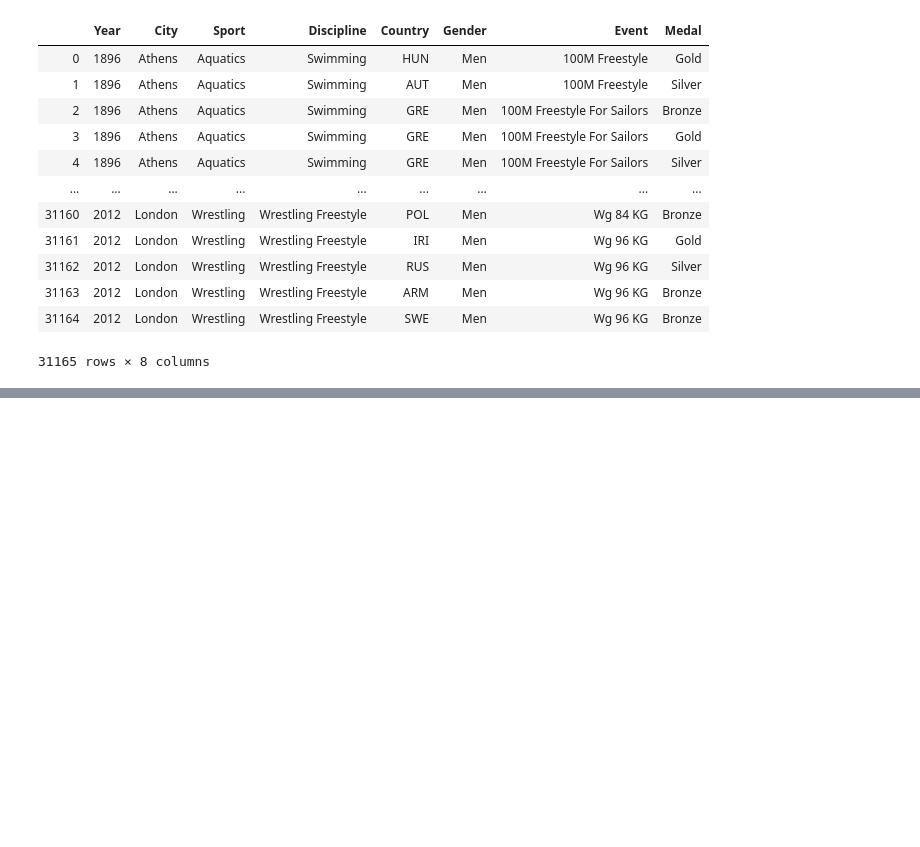
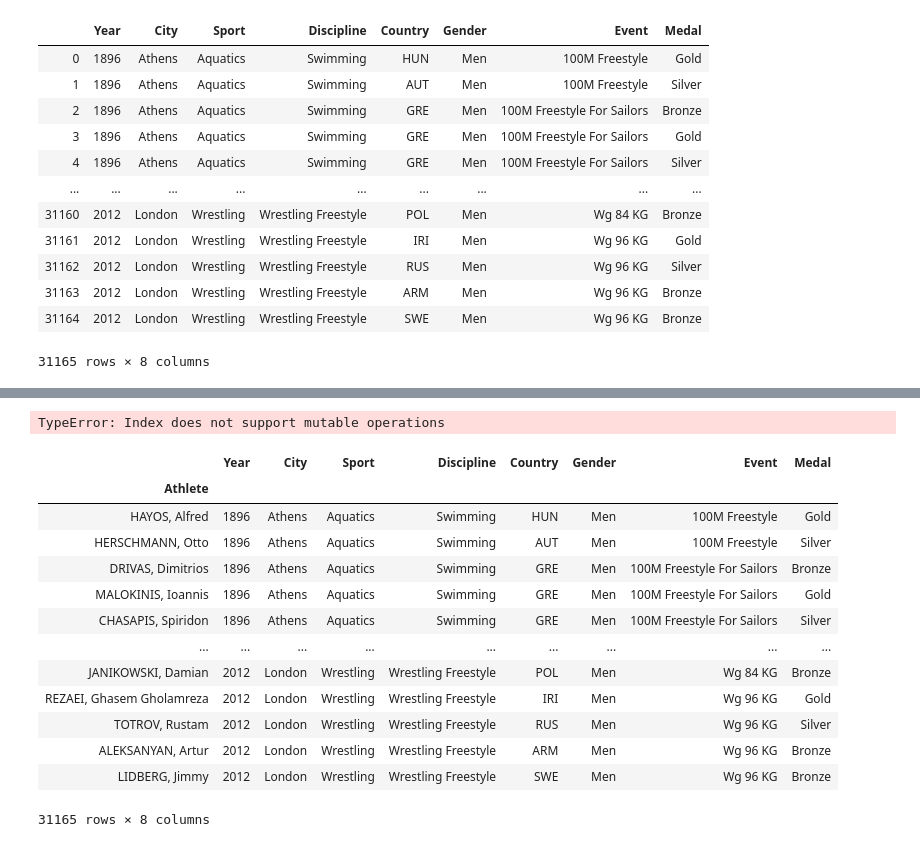
Before and after one commit to prashantkh70/PANDAS, a Jupyter notebook: PANDAS SERIES AND INDEX OBJECTS.ipynb, the cells around one changed output, grey strips where cells are left out. Drawn from its saved outputs; the diff is of its cells as text; code cells hidden in the pictures; blank space fills up the shorter version.

```diff
--- a/PANDAS SERIES AND INDEX OBJECTS.ipynb
+++ b/PANDAS SERIES AND INDEX OBJECTS.ipynb
@@ -1411,0 +1593,2 @@ summer.reset_index(drop= True)      #to rest index and add new index to the data
+# %%
+summer=pd.read_csv("summer.csv",index_col="Athlete")
@@ -1411,0 +1612,22 @@ summer.reset_index(drop= True)      #to rest index and add new index to the data
+# %%
+summer.index[0]='HAJOS, Alfred'
+# %% [output]
+TypeError: Index does not support mutable operations
+# %%
+summer.rename(mapper={'HAJOS, Alfred':'HAYOS, Alfred'},axis='index')
+              #Method for Renaming the elements in the index columns
+# %% [output]
+|  | Year | City | Sport | Discipline | Country | Gender | Event | Medal |
+| Athlete |  |  |  |  |  |  |  |  |
+| HAYOS, Alfred | 1896 | Athens | Aquatics | Swimming | HUN | Men | 100M Freestyle | Gold |
+| HERSCHMANN, Otto | 1896 | Athens | Aquatics | Swimming | AUT | Men | 100M Freestyle | Silver |
+| DRIVAS, Dimitrios | 1896 | Athens | Aquatics | Swimming | GRE | Men | 100M Freestyle For Sailors | Bronze |
+| MALOKINIS, Ioannis | 1896 | Athens | Aquatics | Swimming | GRE | Men | 100M Freestyle For Sailors | Gold |
+| CHASAPIS, Spiridon | 1896 | Athens | Aquatics | Swimming | GRE | Men | 100M Freestyle For Sailors | Silver |
+| ... | ... | ... | ... | ... | ... | ... | ... | ... |
+| JANIKOWSKI, Damian | 2012 | London | Wrestling | Wrestling Freestyle | POL | Men | Wg 84 KG | Bronze |
+| REZAEI, Ghasem Gholamreza | 2012 | London | Wrestling | Wrestling Freestyle | IRI | Men | Wg 96 KG | Gold |
+| TOTROV, Rustam | 2012 | London | Wrestling | Wrestling Freestyle | RUS | Men | Wg 96 KG | Silver |
+| ALEKSANYAN, Artur | 2012 | London | Wrestling | Wrestling Freestyle | ARM | Men | Wg 96 KG | Bronze |
+| LIDBERG, Jimmy | 2012 | London | Wrestling | Wrestling Freestyle | SWE | Men | Wg 96 KG | Bronze |
+31165 rows × 8 columns
```
Also changed, not shown: parts of 28 cells of this notebook.
